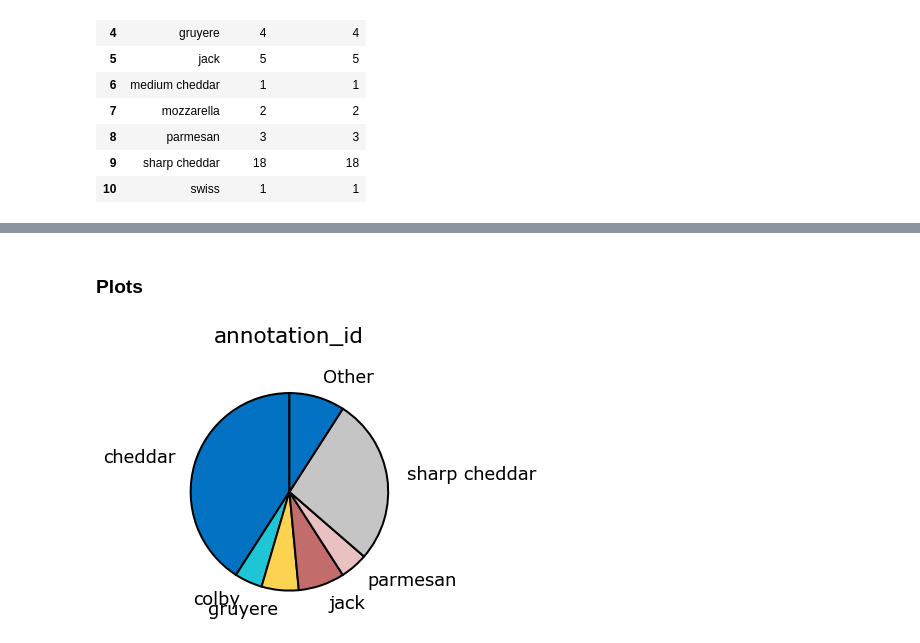
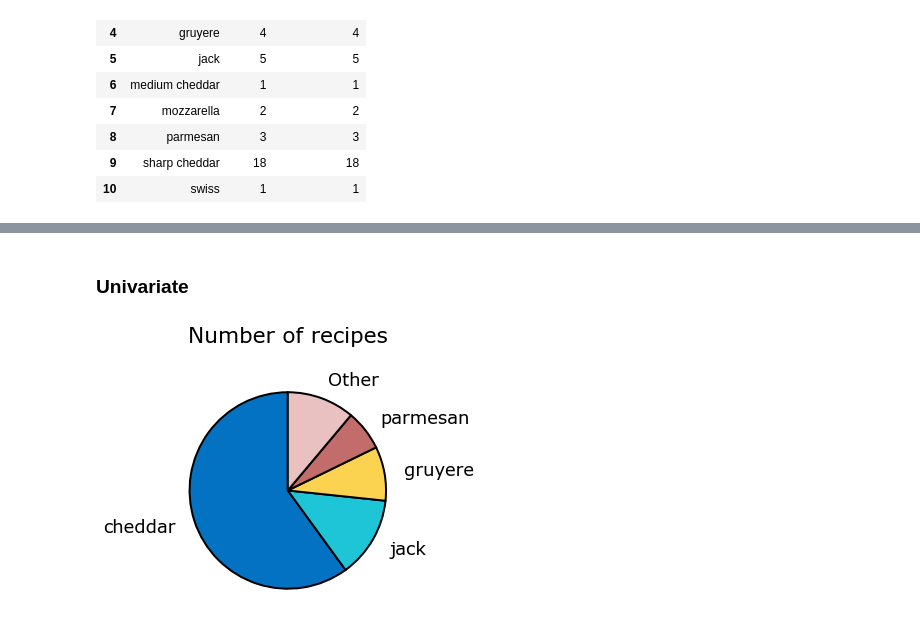
Before and after one commit to kkeller88/product-meta-analysis, a Jupyter notebook: notebooks/recipe-ingredients-general.ipynb, the cells around one changed output, grey strips where cells are left out. Saved outputs shown, nothing was run; the diff lists cells and outputs as text; code cells hidden in the pictures.

Commit message:
notebook for plotting basic stats about recipe ingredients

```diff
--- a/notebooks/recipe-ingredients-general.ipynb
+++ b/notebooks/recipe-ingredients-general.ipynb
@@ -3,3 +1,9 @@ category = 'mac_and_cheese'
+# %%
+category = 'mac_and_cheese'
+categories_to_combine = {
+    'cheddar': ['sharp cheddar', 'medium cheddar', 'cheddar'],
+    'jack': ['jack', 'colby']
+    }
 # %%
 import pandas as pd
 import matplotlib.pyplot as plt
@@ -58,3 +62,19 @@ annotation_counts
 | 8 | parmesan | 3 | 3 |
 | 9 | sharp cheddar | 18 | 18 |
 | 10 | swiss | 1 | 1 |
+# %%
+# TODO: move this out to package
+def combine_categories(data, categories_to_combine, cat_col='annotation', id_col='url_id'):
+    for k, v in categories_to_combine.items():
+        data[cat_col] = [k if x in v else x for x in data[cat_col]]
+    data = data.drop_duplicates([cat_col, id_col])
+    return data
+
+
+annotations_combined = combine_categories(annotations, categories_to_combine)
+annotation_counts = annotations_combined \
+    .groupby('annotation') \
+    .count() \
+    .reset_index()
+
+annotation_counts
@@ -61,7 +91,13 @@ annotation_counts
 # %% [markdown]
-### Plots
+### Univariate
 # %%
-p.create_pie_chart(annotation_counts, column='annotation_id', name_column='annotation')
+p.create_pie_chart(
+    annotation_counts,
+    column='annotation_id',
+    name_column='annotation',
+    count_threshold=3,
+    title='Number of recipes'
+)
 # %% [output]
-[figure, old version]
+[figure, new version]
 # %%
```
Also changed, not shown: parts of 13 cells of this notebook, 2 other files.
